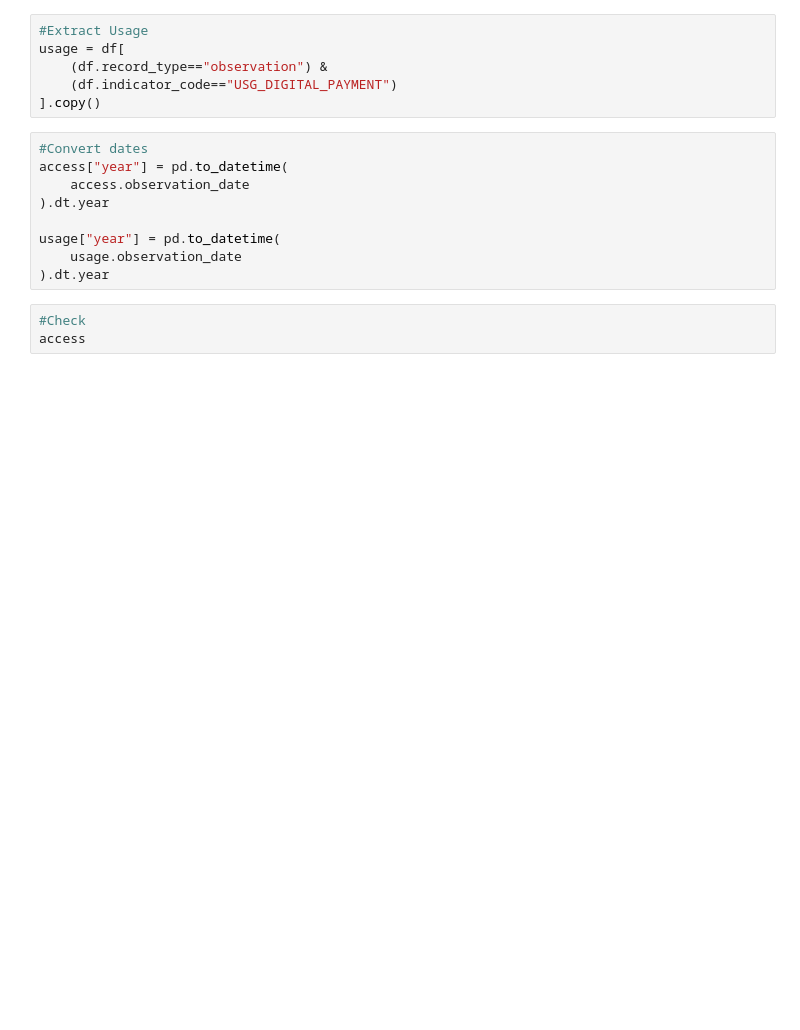
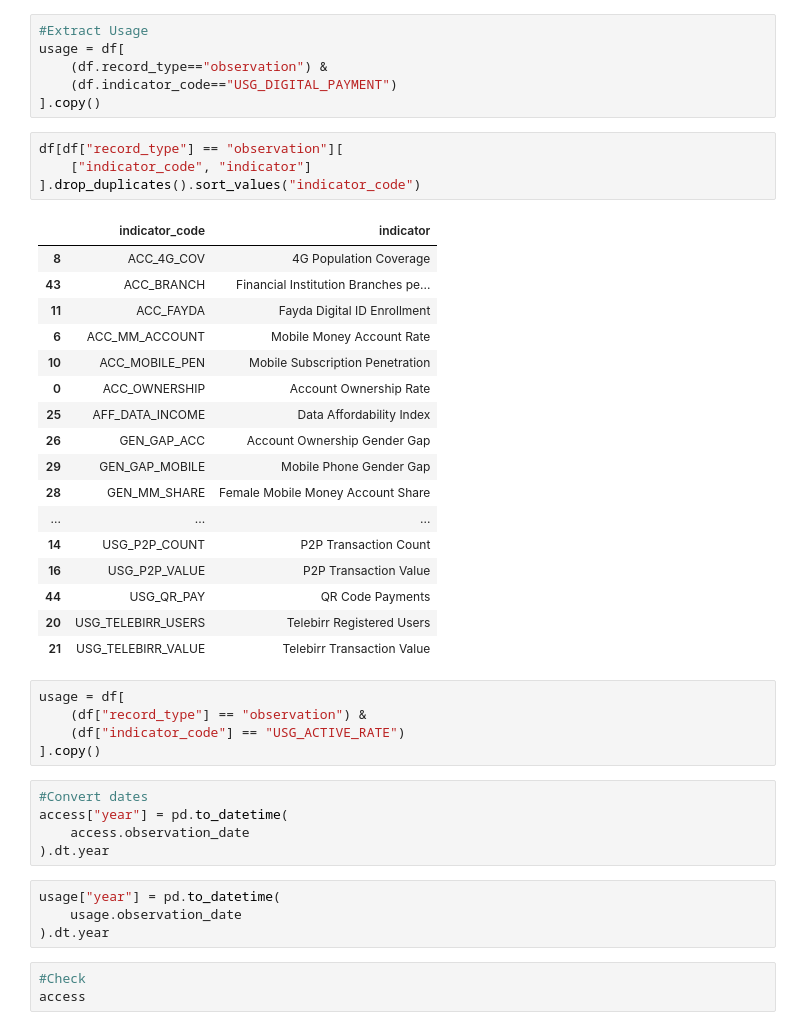
Before and after one commit to Lalisecf/ethiopia-fi-forecast-week11, a Jupyter notebook: notebooks/task4_forecasting.ipynb, the cells around one changed output. Saved outputs shown, nothing was run; the diff lists cells and outputs as text; blank space fills up the shorter version.

```diff
--- a/notebooks/task4_forecasting.ipynb
+++ b/notebooks/task4_forecasting.ipynb
@@ -39,15 +39,42 @@ usage = df[
     (df.record_type=="observation") &
     (df.indicator_code=="USG_DIGITAL_PAYMENT")
 ].copy()
+# %%
+df[df["record_type"] == "observation"][
+    ["indicator_code", "indicator"]
+].drop_duplicates().sort_values("indicator_code")
+# %% [output]
+|  | indicator_code | indicator |
+| 8 | ACC_4G_COV | 4G Population Coverage |
+| 43 | ACC_BRANCH | Financial Institution Branches pe... |
+| 11 | ACC_FAYDA | Fayda Digital ID Enrollment |
+| 6 | ACC_MM_ACCOUNT | Mobile Money Account Rate |
+| 10 | ACC_MOBILE_PEN | Mobile Subscription Penetration |
+| 0 | ACC_OWNERSHIP | Account Ownership Rate |
+| 25 | AFF_DATA_INCOME | Data Affordability Index |
+| 26 | GEN_GAP_ACC | Account Ownership Gender Gap |
+| 29 | GEN_GAP_MOBILE | Mobile Phone Gender Gap |
+| 28 | GEN_MM_SHARE | Female Mobile Money Account Share |
+| ... | ... | ... |
+| 14 | USG_P2P_COUNT | P2P Transaction Count |
+| 16 | USG_P2P_VALUE | P2P Transaction Value |
+| 44 | USG_QR_PAY | QR Code Payments |
+| 20 | USG_TELEBIRR_USERS | Telebirr Registered Users |
+| 21 | USG_TELEBIRR_VALUE | Telebirr Transaction Value |
+# %%
+usage = df[
+    (df["record_type"] == "observation") &
+    (df["indicator_code"] == "USG_ACTIVE_RATE")
+].copy()
 # %%
 #Convert dates
 access["year"] = pd.to_datetime(
     access.observation_date
 ).dt.year
-
-usage["year"] = pd.to_datetime(
-    usage.observation_date
-).dt.year
+# %%
+usage["year"] = pd.to_datetime(
+    usage.observation_date
+).dt.year
 # %%
 #Check
 access
```
Also changed, not shown: parts of 5 cells of this notebook.
